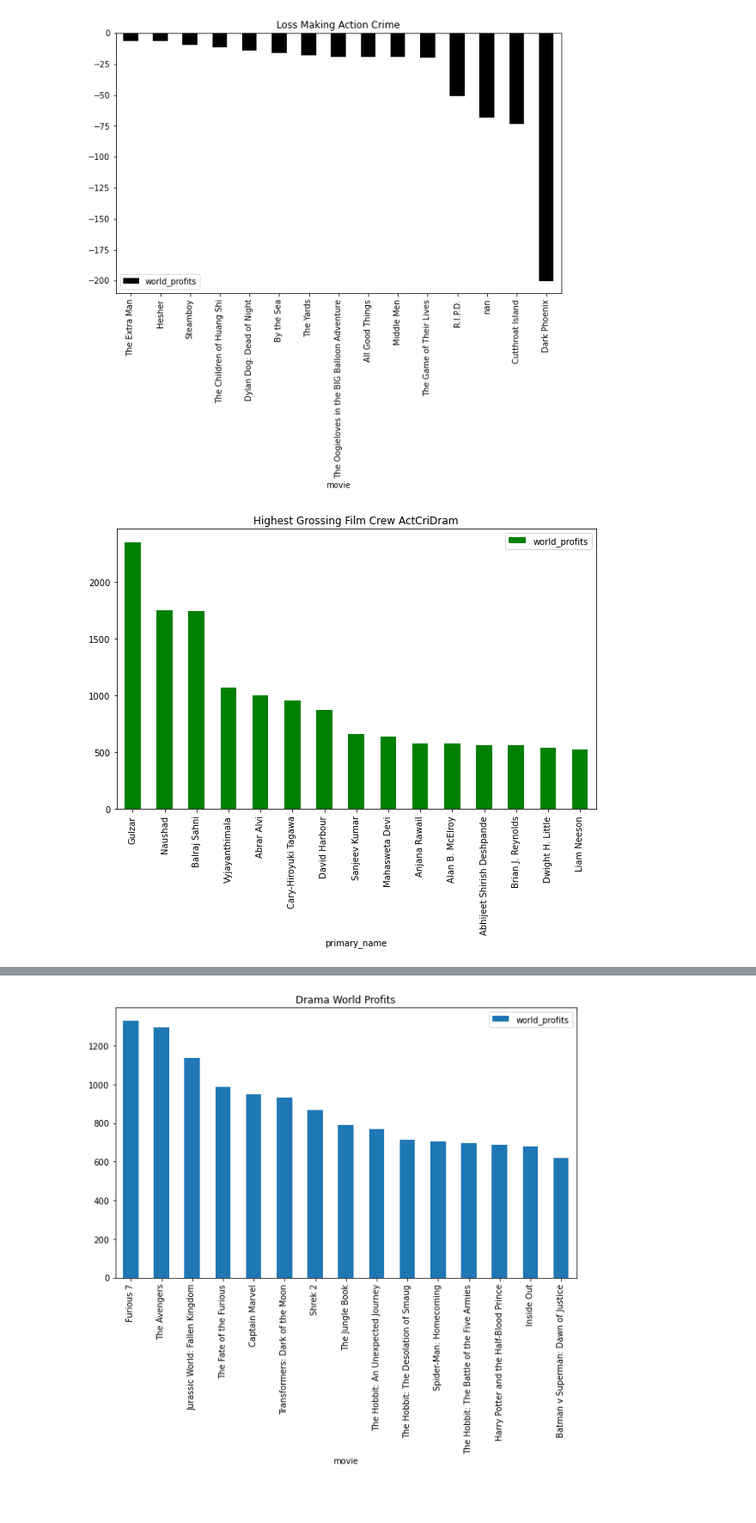
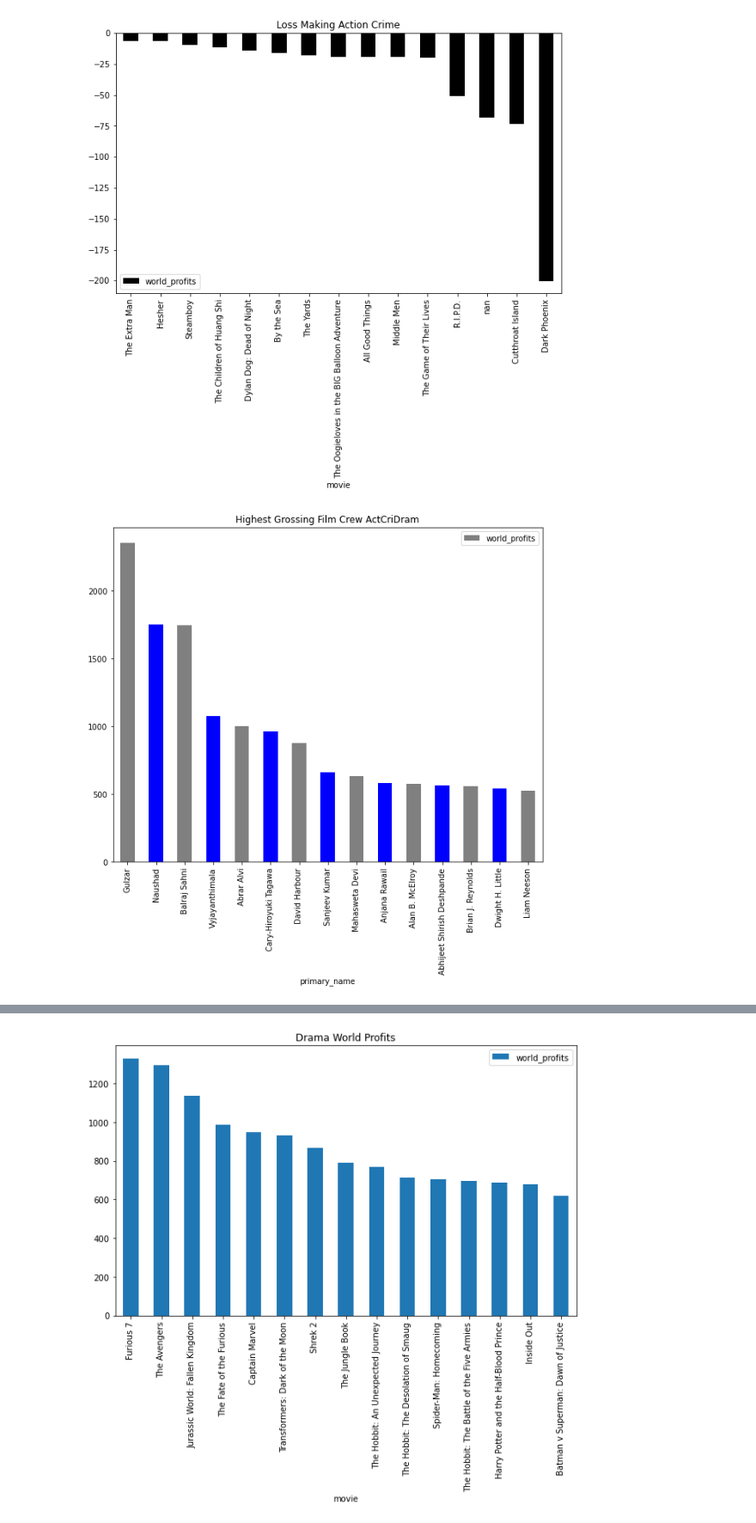
Before and after one commit to Opiyow/Project-v1, a Jupyter notebook: Marjorie Opiyo dsc_phase1_project.ipynb, the cells around one changed output, grey strips where cells are left out. Shown at 86% size. Cells and saved outputs as stored; diff of their text form; code cells hidden in the pictures; blank space fills up the shorter version.

```diff
--- a/Marjorie Opiyo dsc_phase1_project.ipynb
+++ b/Marjorie Opiyo dsc_phase1_project.ipynb
@@ -640,5 +756,5 @@ joined_df.describe()
 # grouped_df = joined_df.groupby(['movie','genres','world_profits']).mean().sort_values(by = 'world_profits', ascending = False)
 # grouped_df
 # %%
-joined_df = joined_df.drop(columns = ['person_id', 'dom_gross_mil', 'world_gross_mil']).sort_values(by= 'world_profits', ascending =False)
-joined_df
+# joined_df = joined_df.drop(columns = ['person_id', 'dom_gross_mil', 'world_gross_mil']).sort_values(by= 'world_profits', ascending =False)
+# joined_df
@@ -829,6 +948,7 @@ act_crime_drama.tail(15).plot('movie','world_profits',kind ='bar',figsize =(10,6
 # %% [output]
 [figure]
 # %%
-act_crime_drama.head(15).plot('primary_name','world_profits',kind ='bar',figsize =(10,6), title = 'Highest Grossing Film Crew ActCriDram',color ='green');
+act_crime_drama.head(15).plot('primary_name','world_profits',kind ='bar',\
+                              figsize =(10,8), title = 'Highest Grossing Film Crew ActCriDram',color =['gray','blue']);
 # %% [output]
-[figure, old version]
+[figure, new version]
```
Also changed, not shown: parts of 38 cells of this notebook.
